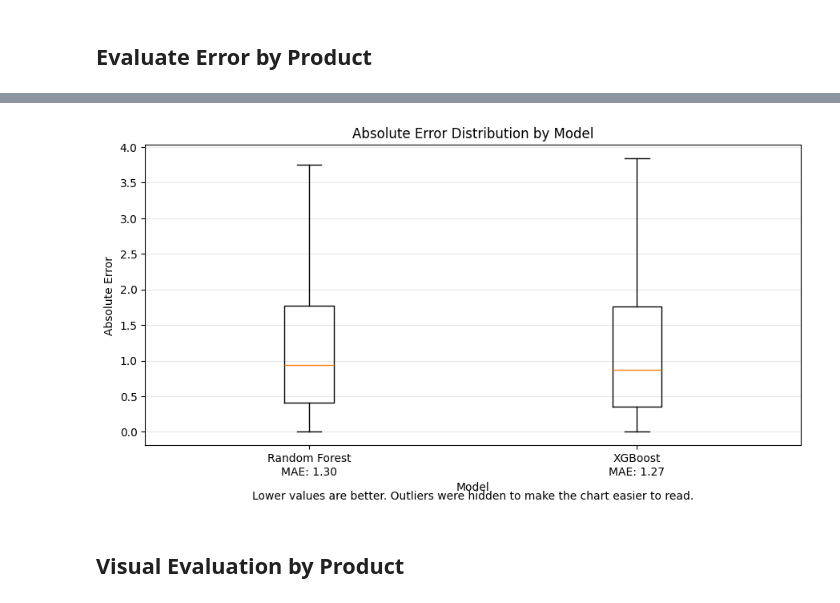
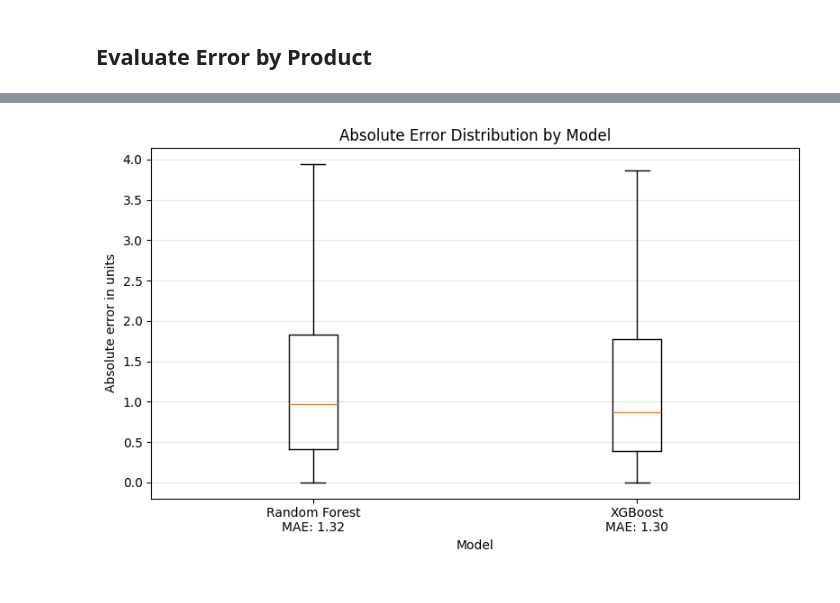
Before and after one commit to henriquecaeiro/motostock-ai, a Jupyter notebook: notebooks/06_model_evaluation.ipynb, the cells around one changed output, grey strips where cells are left out. Cells and saved outputs as stored; diff of their text form; code cells hidden in the pictures.

```diff
--- a/notebooks/06_model_evaluation.ipynb
+++ b/notebooks/06_model_evaluation.ipynb
@@ -218,0 +69,11 @@ comparison_df
+# %%
+y_pred_rf = np.clip(rf_model.predict(X_test), 0, None)
+y_pred_xgb = np.clip(xgb_model.predict(X_test), 0, None)
+
+rf_results = evaluate_forecast(y_test, y_pred_rf)
+xgb_results = evaluate_forecast(y_test, y_pred_xgb)
+metrics_df = pd.DataFrame([
+    {"model_name": "Random Forest", **rf_results},
+    {"model_name": "XGBoost", **xgb_results},
+])
+metrics_df.round(2)
@@ -218,0 +107,9 @@ comparison_df
+# %%
+eval_df = test[["sale_date", "product_name", "quantity_sold"]].reset_index(drop=True).copy()
+eval_df["rf_prediction"] = y_pred_rf
+eval_df["xgb_prediction"] = y_pred_xgb
+eval_df["rf_signed_error"] = eval_df["rf_prediction"] - eval_df["quantity_sold"]
+eval_df["xgb_signed_error"] = eval_df["xgb_prediction"] - eval_df["quantity_sold"]
+eval_df["rf_abs_error"] = eval_df["rf_signed_error"].abs()
+eval_df["xgb_abs_error"] = eval_df["xgb_signed_error"].abs()
+eval_df.head()
@@ -387,36 +170,15 @@ eval_df.head()
 # %%
-fig, ax = plt.subplots(figsize=(9, 5))
-
+fig, ax = plt.subplots(figsize=(8, 5))
 ax.boxplot(
-    [
-        eval_df["rf_abs_error"],
-        eval_df["xgb_abs_error"]
-    ],
-    tick_labels=[
-        f"Random Forest\nMAE: {rf_mae:.2f}",
-        f"XGBoost\nMAE: {xgb_mae:.2f}"
-    ],
-    showfliers=False
+    [eval_df["rf_abs_error"], eval_df["xgb_abs_error"]],
+    tick_labels=[f"Random Forest\nMAE: {rf_results['MAE']:.2f}", f"XGBoost\nMAE: {xgb_results['MAE']:.2f}"],
+    showfliers=False,
 )
-
 ax.set_title("Absolute Error Distribution by Model")
-ax.set_ylabel("Absolute Error")
 ax.set_xlabel("Model")
-
+ax.set_ylabel("Absolute error in units")
 ax.grid(axis="y", alpha=0.3)
-
-ax.text(
-    0.5,
-    -0.18,
-    "Lower values are better. Outliers were hidden to make the chart easier to read.",
-    transform=ax.transAxes,
-    ha="center",
-    fontsize=10
-)
-
 plt.tight_layout()
 plt.show()
 # %% [output]
-[figure, old version]
+[figure, new version]
-# %% [markdown]
-## Visual Evaluation by Product
```
Also changed, not shown: parts of 43 cells of this notebook, 20 other files.
